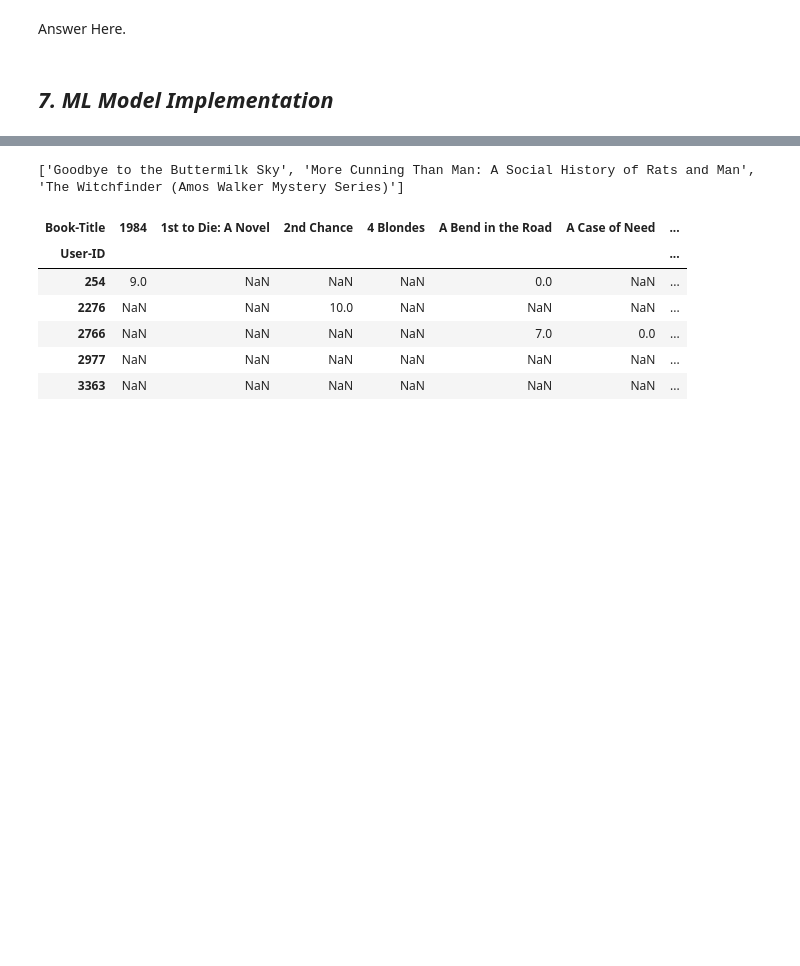
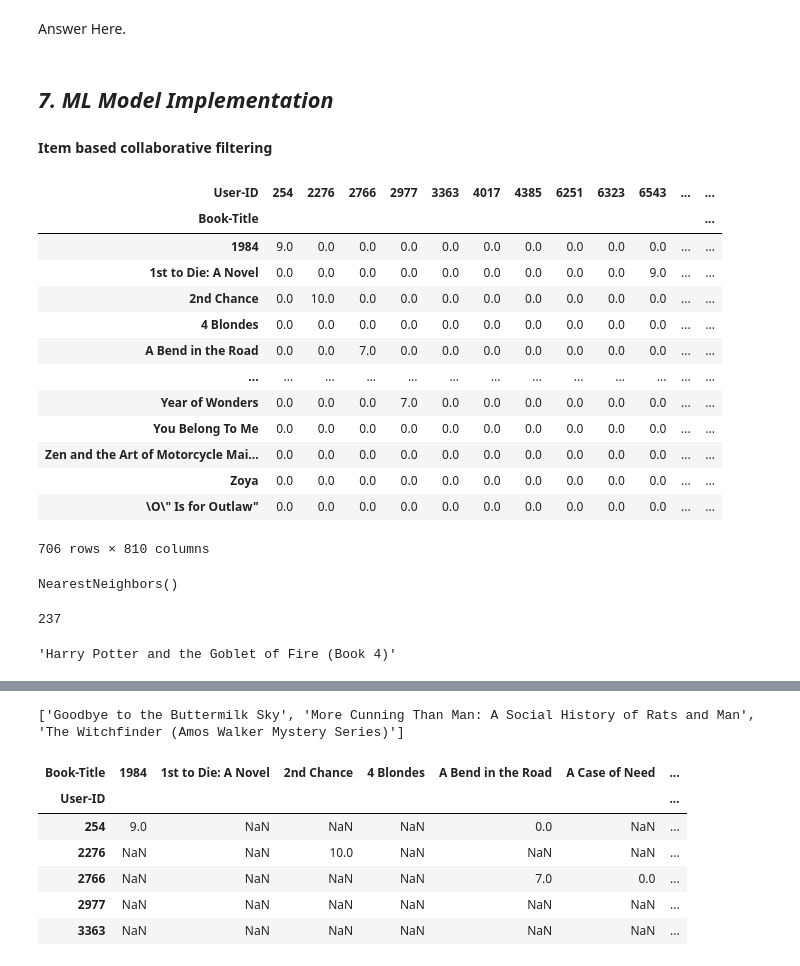
Before and after one commit to Pratik94229/Book-Recommendation-System, a Jupyter notebook: Books_Recommendation_System.ipynb, the cells around one changed output, grey strips where cells are left out. Drawn from its saved outputs; the diff is of its cells as text; code cells hidden in the pictures; blank space fills up the shorter version.

```diff
--- a/Books_Recommendation_System.ipynb
+++ b/Books_Recommendation_System.ipynb
@@ -870,3 +913,43 @@ Answer Here.
 Answer Here.
 # %% [markdown]
 ## ***7. ML Model Implementation***
+# %% [markdown]
+<b>Item based collaborative filtering
+# %%
+#Filtering users who have given atleast 200 ratings
+xp_readers = merged_dataset.groupby('User-ID').count()['Book-Rating'] > 200
+
+#Index of all the users who have given atleast 200 ratings to books
+xp_readers_index = xp_readers[xp_readers].index
+
+#Filtering all these users in dataframe
+filtered_xp_users = merged_dataset[merged_dataset['User-ID'].isin(xp_readers_index)]
+# %%
+#Filtering all the books which have got atleast 50 ratings
+popular_books = filtered_xp_users.groupby('Book-Title').count()['Book-Rating']>=50
+
+#Index of all the books who have got atleast 50 ratings
+popular_books_index= popular_books[popular_books].index
+
+#Filtering all books in dataframe
+final_filtered_df = filtered_xp_users[filtered_xp_users['Book-Title'].isin(popular_books_index)]
+# %%
+#Creating  Pivot Table
+book_pivot = final_filtered_df.pivot_table(columns='User-ID', index='Book-Title', values="Book-Rating")
+book_pivot.fillna(0, inplace=True)
+book_pivot
+# %% [output]
+| User-ID | 254 | 2276 | 2766 | 2977 | 3363 | 4017 | 4385 | 6251 | 6323 | 6543 | ... | ... |
+| Book-Title |  |  |  |  |  |  |  |  |  |  |  | ... |
+| 1984 | 9.0 | 0.0 | 0.0 | 0.0 | 0.0 | 0.0 | 0.0 | 0.0 | 0.0 | 0.0 | ... | ... |
+| 1st to Die: A Novel | 0.0 | 0.0 | 0.0 | 0.0 | 0.0 | 0.0 | 0.0 | 0.0 | 0.0 | 9.0 | ... | ... |
+| 2nd Chance | 0.0 | 10.0 | 0.0 | 0.0 | 0.0 | 0.0 | 0.0 | 0.0 | 0.0 | 0.0 | ... | ... |
+| 4 Blondes | 0.0 | 0.0 | 0.0 | 0.0 | 0.0 | 0.0 | 0.0 | 0.0 | 0.0 | 0.0 | ... | ... |
+| A Bend in the Road | 0.0 | 0.0 | 7.0 | 0.0 | 0.0 | 0.0 | 0.0 | 0.0 | 0.0 | 0.0 | ... | ... |
+| ... | ... | ... | ... | ... | ... | ... | ... | ... | ... | ... | ... | ... |
+| Year of Wonders | 0.0 | 0.0 | 0.0 | 7.0 | 0.0 | 0.0 | 0.0 | 0.0 | 0.0 | 0.0 | ... | ... |
+| You Belong To Me | 0.0 | 0.0 | 0.0 | 0.0 | 0.0 | 0.0 | 0.0 | 0.0 | 0.0 | 0.0 | ... | ... |
+| Zen and the Art of Motorcycle Mai... | 0.0 | 0.0 | 0.0 | 0.0 | 0.0 | 0.0 | 0.0 | 0.0 | 0.0 | 0.0 | ... | ... |
+| Zoya | 0.0 | 0.0 | 0.0 | 0.0 | 0.0 | 0.0 | 0.0 | 0.0 | 0.0 | 0.0 | ... | ... |
+| \O\" Is for Outlaw" | 0.0 | 0.0 | 0.0 | 0.0 | 0.0 | 0.0 | 0.0 | 0.0 | 0.0 | 0.0 | ... | ... |
+706 rows × 810 columns
@@ -872,0 +962,14 @@ Answer Here.
+# %%
+#Implementing nearest neighbour algorithm
+from sklearn.neighbors import NearestNeighbors
+model = NearestNeighbors(algorithm='auto')
+model.fit(book_sparse)
+# %% [output]
+NearestNeighbors()
+# %%
+#Checking index of Harry Potter and the Chamber of Secrets (Book 2)
+for i in range(len(book_pivot.index)):
+  if(book_pivot.index[i]=="Harry Potter and the Chamber of Secrets (Book 2)"):
+    print(i)
+# %% [output]
+237
@@ -872,0 +979,4 @@ Answer Here.
+# %%
+book_pivot.index[suggestions[0][2]]
+# %% [output]
+'Harry Potter and the Goblet of Fire (Book 4)'
```
Also changed, not shown: parts of 29 cells of this notebook.
